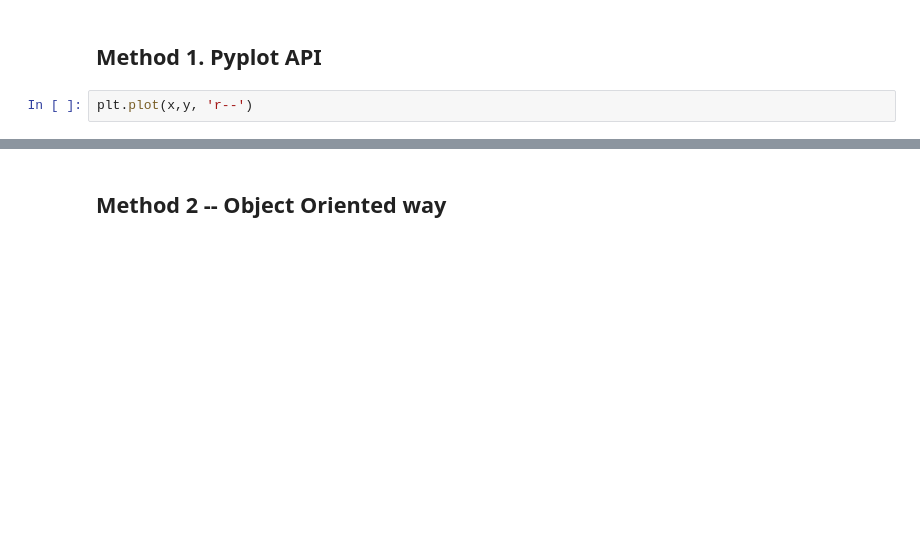
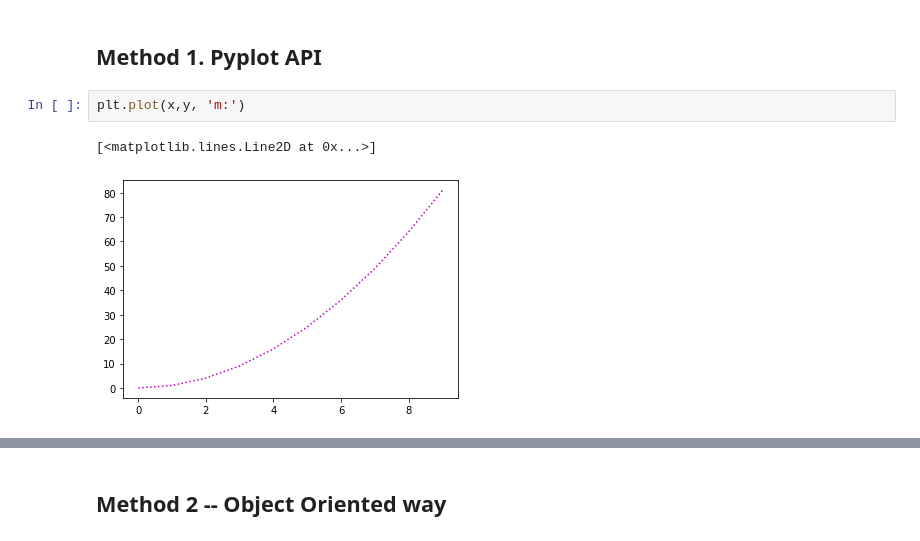
Before and after one commit to hgesel/eas503, a Jupyter notebook: week14/Week14_Vis.ipynb, the cells around one changed output, grey strips where cells are left out. Drawn from its saved outputs; the diff is of its cells as text; blank space fills up the shorter version.

```diff
--- a/week14/Week14_Vis.ipynb
+++ b/week14/Week14_Vis.ipynb
@@ -92,7 +116,10 @@ plt.plot(x, y)
 # %% [markdown]
 ## Method 1. Pyplot API
 # %%
-plt.plot(x,y, 'r--')
+plt.plot(x,y, 'm:')
+# %% [output]
+[<matplotlib.lines.Line2D at 0x...>]
+[figure, added]
 # %%
 plt.plot(x,y,
          linewidth=4,
```
Also changed, not shown: parts of 35 cells of this notebook, 2 other files.
